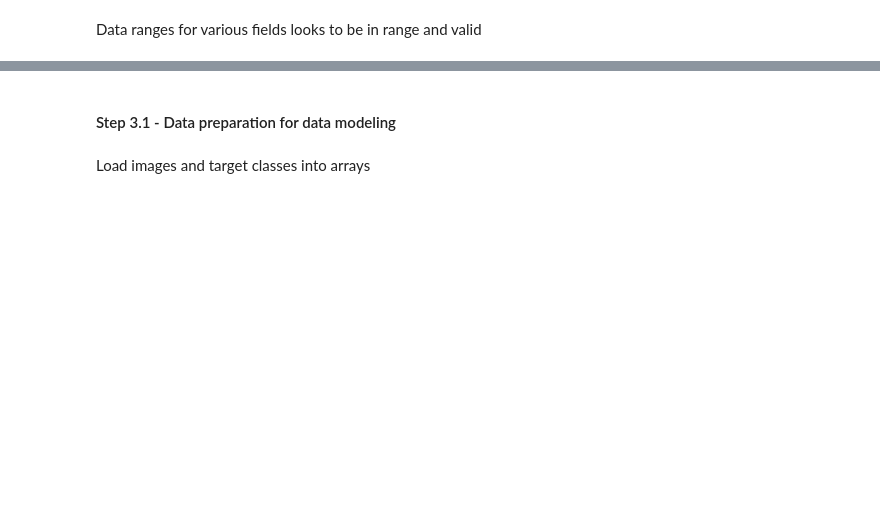
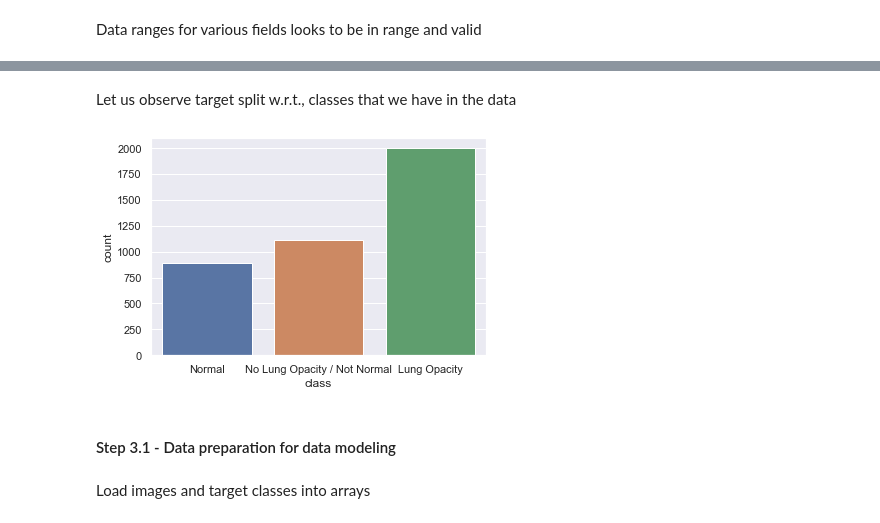
Before and after one commit to singhalgagan1/GreatLearningCapstoneProject, a Jupyter notebook: Practice/Karthik/Capstone_PneumoniaDetection_KarthikSanthanam.ipynb, the cells around one changed output, grey strips where cells are left out. Saved outputs shown, nothing was run; the diff lists cells and outputs as text; code cells hidden in the pictures; blank space fills up the shorter version.

```diff
--- a/Practice/Karthik/Capstone_PneumoniaDetection_KarthikSanthanam.ipynb
+++ b/Practice/Karthik/Capstone_PneumoniaDetection_KarthikSanthanam.ipynb
@@ -551,3 +561,9 @@ memory usage: 187.5+ KB
+# %% [markdown]
+Let us observe target split w.r.t., classes that we have in the data
+# %%
+sns.countplot(train_sample_df['class']);
+# %% [output]
+[figure, added]
 # %% [markdown]
 #### Step 3.1 - Data preparation for data modeling
 # %% [markdown]
```
Also changed, not shown: parts of 29 cells of this notebook.
